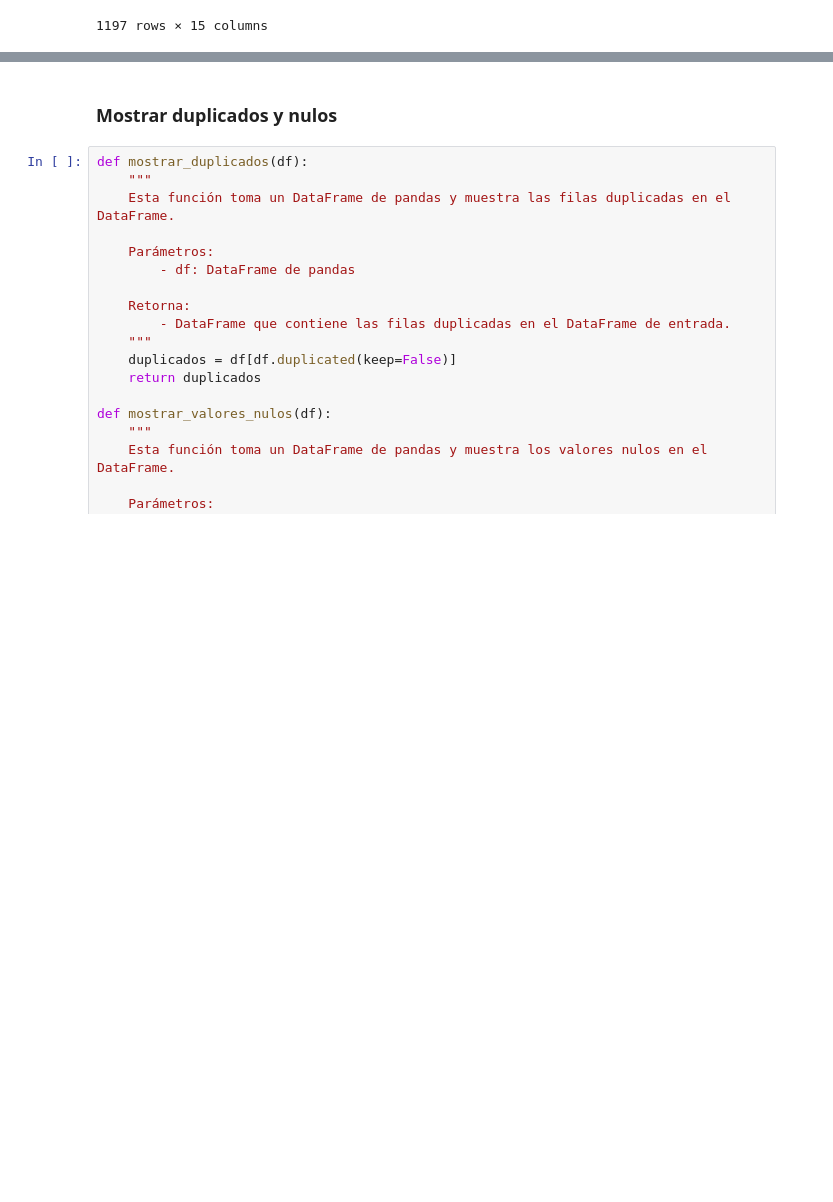
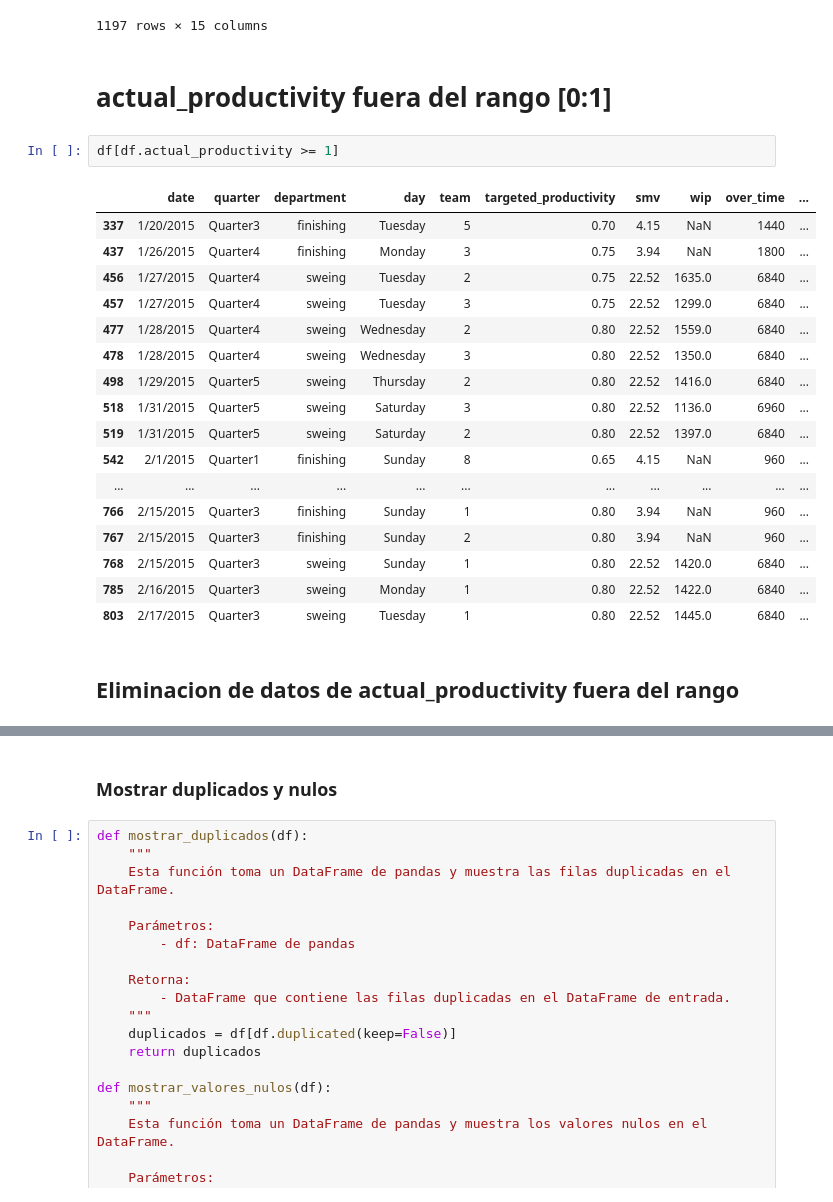
Before and after one commit to D-Arenas/ProDAM, a Jupyter notebook: Data Engineering/Limpieza.ipynb, the cells around one changed output, grey strips where cells are left out. Saved outputs shown, nothing was run; the diff lists cells and outputs as text; blank space fills up the shorter version.

```diff
--- a/Data Engineering/Limpieza.ipynb
+++ b/Data Engineering/Limpieza.ipynb
@@ -23,3 +23,27 @@ df
 | 1195 | 3/11/2015 | Quarter2 | finishing | Wednesday | 9 | 0.75 | 2.90 | NaN | 1800 | ... |
 | 1196 | 3/11/2015 | Quarter2 | finishing | Wednesday | 6 | 0.70 | 2.90 | NaN | 720 | ... |
 1197 rows × 15 columns
+# %% [markdown]
+# actual_productivity fuera del rango [0:1]
+# %%
+df[df.actual_productivity >= 1]
+# %% [output]
+|  | date | quarter | department | day | team | targeted_productivity | smv | wip | over_time | ... |
+| 337 | 1/20/2015 | Quarter3 | finishing | Tuesday | 5 | 0.70 | 4.15 | NaN | 1440 | ... |
+| 437 | 1/26/2015 | Quarter4 | finishing | Monday | 3 | 0.75 | 3.94 | NaN | 1800 | ... |
+| 456 | 1/27/2015 | Quarter4 | sweing | Tuesday | 2 | 0.75 | 22.52 | 1635.0 | 6840 | ... |
+| 457 | 1/27/2015 | Quarter4 | sweing | Tuesday | 3 | 0.75 | 22.52 | 1299.0 | 6840 | ... |
+| 477 | 1/28/2015 | Quarter4 | sweing | Wednesday | 2 | 0.80 | 22.52 | 1559.0 | 6840 | ... |
+| 478 | 1/28/2015 | Quarter4 | sweing | Wednesday | 3 | 0.80 | 22.52 | 1350.0 | 6840 | ... |
+| 498 | 1/29/2015 | Quarter5 | sweing | Thursday | 2 | 0.80 | 22.52 | 1416.0 | 6840 | ... |
+| 518 | 1/31/2015 | Quarter5 | sweing | Saturday | 3 | 0.80 | 22.52 | 1136.0 | 6960 | ... |
+| 519 | 1/31/2015 | Quarter5 | sweing | Saturday | 2 | 0.80 | 22.52 | 1397.0 | 6840 | ... |
+| 542 | 2/1/2015 | Quarter1 | finishing | Sunday | 8 | 0.65 | 4.15 | NaN | 960 | ... |
+| ... | ... | ... | ... | ... | ... | ... | ... | ... | ... | ... |
+| 766 | 2/15/2015 | Quarter3 | finishing | Sunday | 1 | 0.80 | 3.94 | NaN | 960 | ... |
+| 767 | 2/15/2015 | Quarter3 | finishing | Sunday | 2 | 0.80 | 3.94 | NaN | 960 | ... |
+| 768 | 2/15/2015 | Quarter3 | sweing | Sunday | 1 | 0.80 | 22.52 | 1420.0 | 6840 | ... |
+| 785 | 2/16/2015 | Quarter3 | sweing | Monday | 1 | 0.80 | 22.52 | 1422.0 | 6840 | ... |
+| 803 | 2/17/2015 | Quarter3 | sweing | Tuesday | 1 | 0.80 | 22.52 | 1445.0 | 6840 | ... |
+# %% [markdown]
+## Eliminacion de datos de actual_productivity fuera del rango
```
Also changed, not shown: parts of 10 cells of this notebook, 1 other file.
